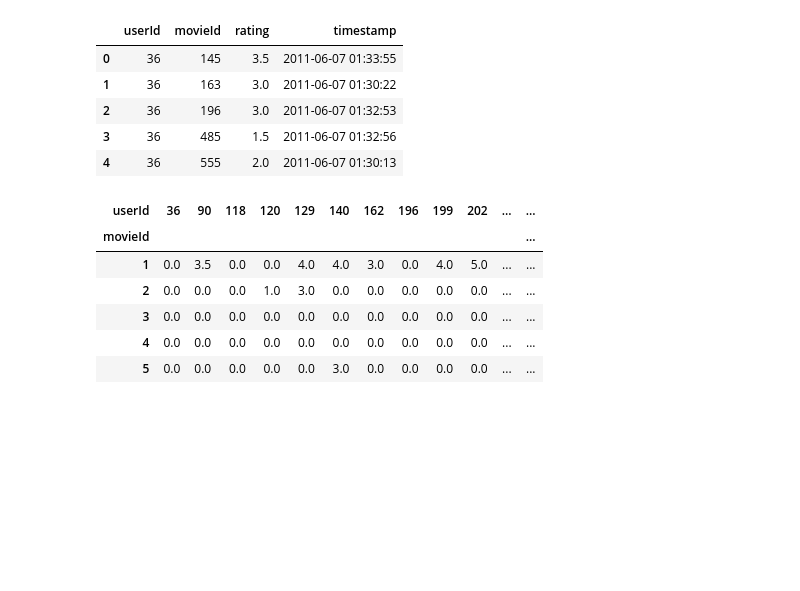
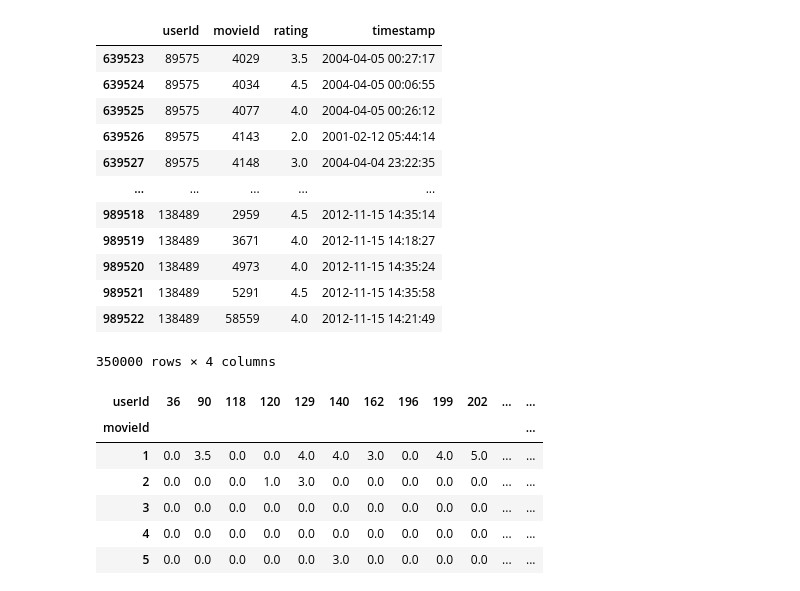
Before and after one commit to Kapustuch/Movie_Rec_System, a Jupyter notebook: notebooks/2.0-preprocessing.ipynb, the cells around one changed output. Drawn from its saved outputs; the diff is of its cells as text; code cells hidden in the pictures; blank space fills up the shorter version.

```diff
--- a/notebooks/2.0-preprocessing.ipynb
+++ b/notebooks/2.0-preprocessing.ipynb
@@ -5,14 +6,21 @@ import os
 ratings = pd.read_csv('../data/preprocessed/ratings_cleaned.csv')
 movies = pd.read_csv('../data/preprocessed/movies_cleaned.csv')
 # %%
-ratings.head()
+ratings.tail(350000)
 # %% [output]
 |  | userId | movieId | rating | timestamp |
-| 0 | 36 | 145 | 3.5 | 2011-06-07 01:33:55 |
-| 1 | 36 | 163 | 3.0 | 2011-06-07 01:30:22 |
-| 2 | 36 | 196 | 3.0 | 2011-06-07 01:32:53 |
-| 3 | 36 | 485 | 1.5 | 2011-06-07 01:32:56 |
-| 4 | 36 | 555 | 2.0 | 2011-06-07 01:30:13 |
+| 639523 | 89575 | 4029 | 3.5 | 2004-04-05 00:27:17 |
+| 639524 | 89575 | 4034 | 4.5 | 2004-04-05 00:06:55 |
+| 639525 | 89575 | 4077 | 4.0 | 2004-04-05 00:26:12 |
+| 639526 | 89575 | 4143 | 2.0 | 2001-02-12 05:44:14 |
+| 639527 | 89575 | 4148 | 3.0 | 2004-04-04 23:22:35 |
+| ... | ... | ... | ... | ... |
+| 989518 | 138489 | 2959 | 4.5 | 2012-11-15 14:35:14 |
+| 989519 | 138489 | 3671 | 4.0 | 2012-11-15 14:18:27 |
+| 989520 | 138489 | 4973 | 4.0 | 2012-11-15 14:35:24 |
+| 989521 | 138489 | 5291 | 4.5 | 2012-11-15 14:35:58 |
+| 989522 | 138489 | 58559 | 4.0 | 2012-11-15 14:21:49 |
+350000 rows × 4 columns
 # %%
 user_item_matrix = ratings.pivot(
     index='movieId',
```
Also changed, not shown: parts of 4 cells of this notebook, 7 other files.
